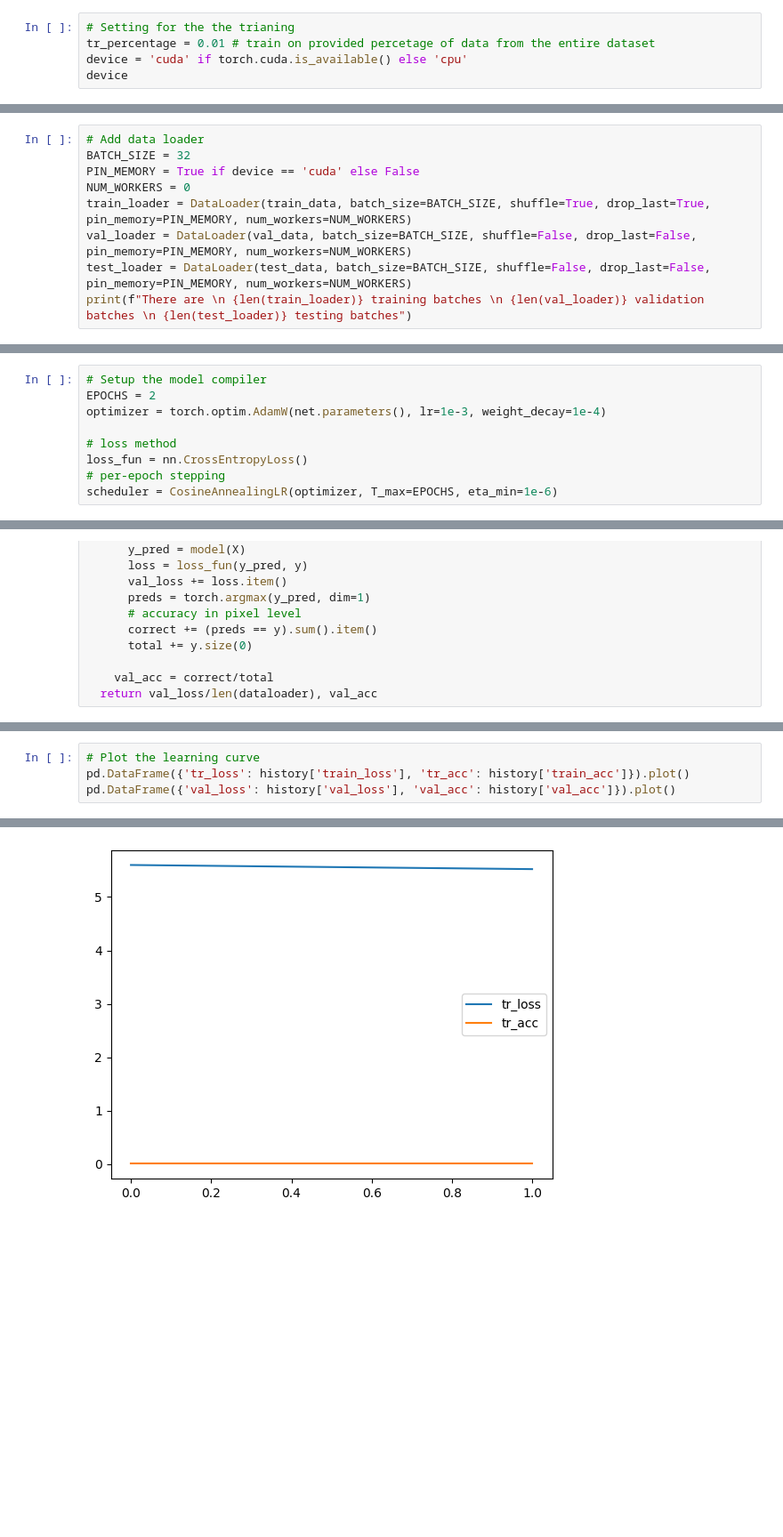
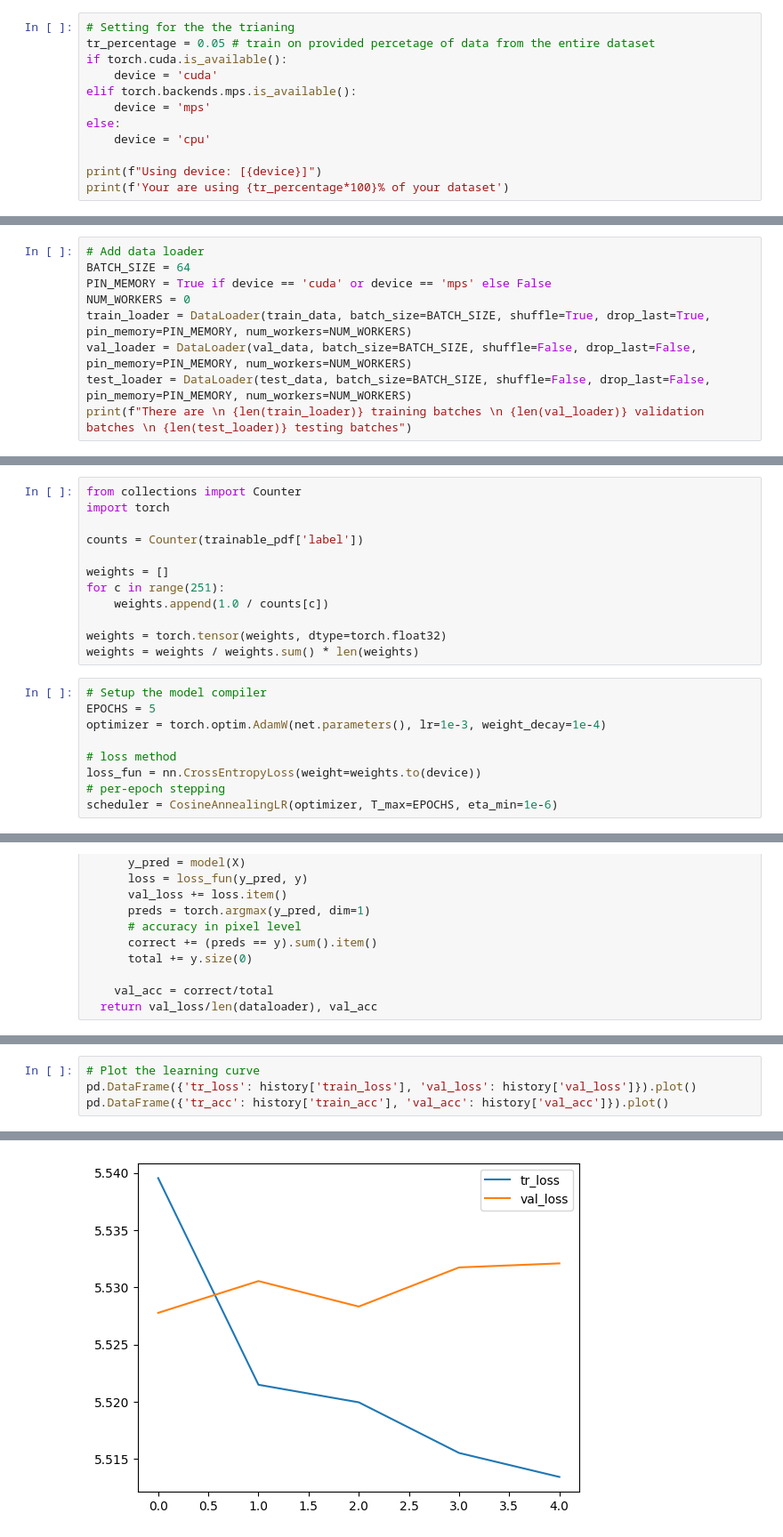
Before and after one commit to nawroz-m/food-classification, a Jupyter notebook: app.ipynb, the cells around one changed output, grey strips where cells are left out. Shown at 89% size. Saved outputs shown, nothing was run; the diff lists cells and outputs as text; blank space fills up the shorter version.

Commit message:
add: class imbalance weights

```diff
--- a/app.ipynb
+++ b/app.ipynb
@@ -14,7 +14,14 @@ from torch.optim.lr_scheduler import CosineAnnealingLR
 import time
 # %%
 # Setting for the the trianing
-tr_percentage = 0.01 # train on provided percetage of data from the entire dataset
-device = 'cuda' if torch.cuda.is_available() else 'cpu'
-device
+tr_percentage = 0.05 # train on provided percetage of data from the entire dataset
+if torch.cuda.is_available():
+    device = 'cuda'
+elif torch.backends.mps.is_available():
+    device = 'mps'
+else:
+    device = 'cpu'
+
+print(f"Using device: [{device}]")
+print(f'Your are using {tr_percentage*100}% of your dataset')
 # %% [output]
@@ -240,8 +248,8 @@ plt.show()
 [figure]
 # %%
 # Add data loader
-BATCH_SIZE = 32
-PIN_MEMORY = True if device == 'cuda' else False
+BATCH_SIZE = 64
+PIN_MEMORY = True if device == 'cuda' or device == 'mps' else False
 NUM_WORKERS = 0
 train_loader = DataLoader(train_data, batch_size=BATCH_SIZE, shuffle=True, drop_last=True, pin_memory=PIN_MEMORY, num_workers=NUM_WORKERS)
 val_loader = DataLoader(val_data, batch_size=BATCH_SIZE, shuffle=False, drop_last=False, pin_memory=PIN_MEMORY, num_workers=NUM_WORKERS)
@@ -369,13 +377,25 @@ Forward/backward pass size (MB): 103.13
 Params size (MB): 30.20
 Estimated Total Size (MB): 133.62
 ==========================================================================================
+# %%
+from collections import Counter
+import torch
+
+counts = Counter(trainable_pdf['label'])
+
+weights = []
+for c in range(251):
+    weights.append(1.0 / counts[c])
+
+weights = torch.tensor(weights, dtype=torch.float32)
+weights = weights / weights.sum() * len(weights)
 # %%
 # Setup the model compiler
-EPOCHS = 2
+EPOCHS = 5
 optimizer = torch.optim.AdamW(net.parameters(), lr=1e-3, weight_decay=1e-4)
 
 # loss method
-loss_fun = nn.CrossEntropyLoss()
+loss_fun = nn.CrossEntropyLoss(weight=weights.to(device))
 # per-epoch stepping
 scheduler = CosineAnnealingLR(optimizer, T_max=EPOCHS, eta_min=1e-6)
 # %%
@@ -487,7 +511,7 @@ Last model saved correctly
 # %%
 # Plot the learning curve
-pd.DataFrame({'tr_loss': history['train_loss'], 'tr_acc': history['train_acc']}).plot()
-pd.DataFrame({'val_loss': history['val_loss'], 'val_acc': history['val_acc']}).plot()
+pd.DataFrame({'tr_loss': history['train_loss'], 'val_loss': history['val_loss']}).plot()
+pd.DataFrame({'tr_acc': history['train_acc'], 'val_acc': history['val_acc']}).plot()
 # %% [output]
 <Axes: >
-[figure, old version]
+[figure, new version]
```
Also changed, not shown: parts of 8 cells of this notebook.
